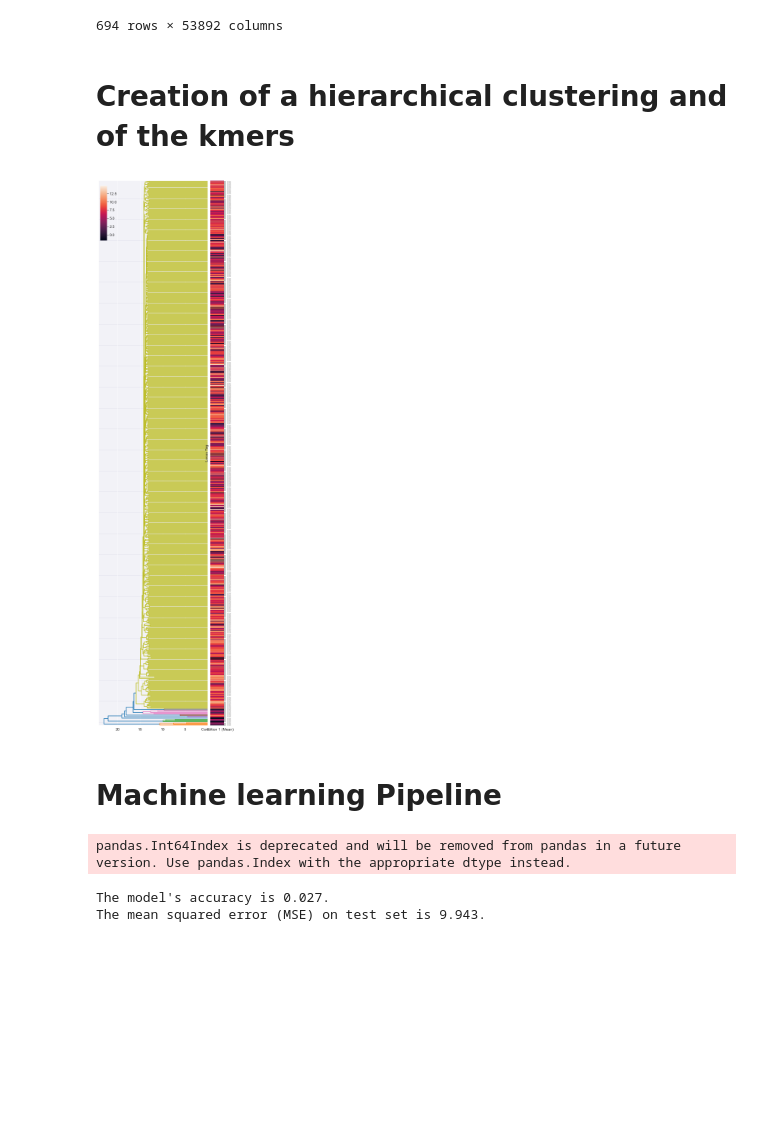
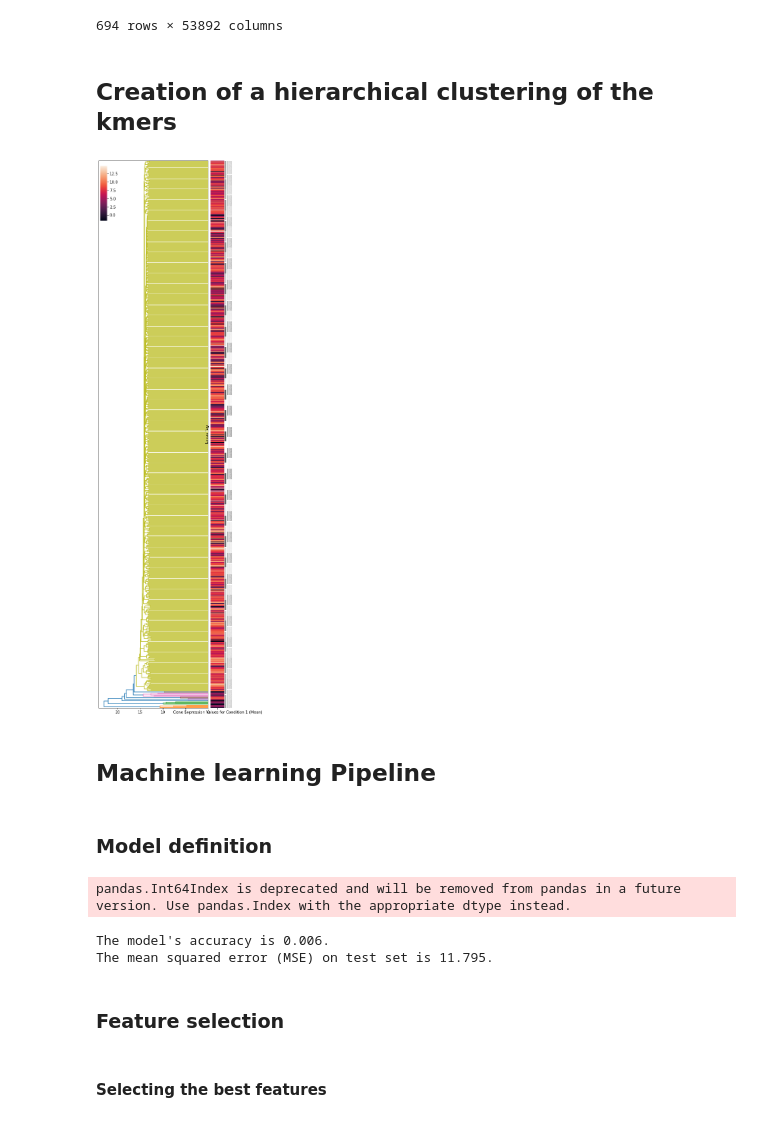
Before and after one commit to camilababo/Application-of-ML-approaches-towards-the-prediction-of-gene-expression-levels-in-S.thermophilus, a Jupyter notebook: ML_pipeline/running_pipeline.ipynb, the cells around one changed output. Saved outputs shown, nothing was run; the diff lists cells and outputs as text; code cells hidden in the pictures; blank space fills up the shorter version.

Commit message:
pipeline optimization hyperparameter tuning feature selection (slectkbest and rfe)

```diff
--- a/ML_pipeline/running_pipeline.ipynb
+++ b/ML_pipeline/running_pipeline.ipynb
@@ -72,8 +73,8 @@ filtered_promoter_df
 # %%
 # Create dataframe with the gene expression values
 
-expression_data = pd.read_excel(r'C:\Users\anaca\Documents\Bioinformática\2_semestre\projeto\dataset_and_overall_data\table_excel_dataset.xlsx')
-expression_df = pd.DataFrame(expression_data, columns=["Locus Tag", "Condition 1 (Mean)"])
+expression_data = pd.read_excel(r'C:\Users\anaca\Documents\Bioinformática\2_semestre\projeto\dataset_and_overall_data\table_excel_dataset.xlsx', sheet_name='log2CPM_AllConditions')
+expression_df = pd.DataFrame(expression_data, columns=["Locus Tag", "Gene Expression Values for Condition 1 (Mean)"])
 expression_df.set_index("Locus Tag", inplace=True)
 expression_df
 # %% [output]
@@ -212,17 +213,17 @@ kmers
 # %%
 # Count the number of times each kmer appears in the promoter sequences
 
-def count_kmer(kmer_dict, promoter_dict, k):
+def count_kmer(kmer_dict, promoter_dictionary, k):
     """
     Counts the number of times each kmer appears in the promoter sequences
     :param kmer_dict: dictionary with the locus tag as key and a list of the kmer as value
-    :param promoter_dict: dictionary with the locus tag as key and the promoter sequence as value
+    :param promoter_dictionary: dictionary with the locus tag as key and the promoter sequence as value
     :param k: length of the kmer
     :return: dictionary with the locus tag as key and a list of the kmer and its count in the promoter sequence as value
     """
-    for key, value in promoter_dict.items():
-        for i in range(len(value) - k + 1):
-            kmer_dict[key][value[i:i+k]] += 1
+    for key, value in promoter_dictionary.items():
+        for bp in range(len(value) - k + 1):
+            kmer_dict[key][value[bp:bp+k]] += 1
     return kmer_dict
 
 kmer_count_dict = count_kmer(kmers, promoter_dict, 10)
@@ -316,58 +317,53 @@ kmer_feature_df
 | T303_09905 | 0 | 0 | 0 | 0 | 0 | 0 | 0 | 0 | ... |
 694 rows × 53892 columns
 # %% [markdown]
-# Creation of a hierarchical clustering and of the kmers
+## Creation of a hierarchical clustering of the kmers
 # %%
-# Create a hierarchical clustering of the kmers
+#Calculate the distance between the kmers
 
 matrix = kmer_feature_df
-
-link = linkage(matrix, metric="euclidean", method="ward")
+average_distance = linkage(matrix, metric="euclidean", method="ward")
 # %%
-#Plot dendrogram with phenotype data as heatmap
-fig = plt.figure(figsize=[5, 20])
-ax1 = fig.add_axes([0, 0, 0.8, 1])
-dendrogram(link, orientation="left", labels=matrix.index, leaf_font_size=1)
-leaf_order = [t.get_text() for t in ax1.get_yticklabels()]
+#Define dendogram parameters
+den = plt.figure(figsize=[5, 20])
+axis_1 = den.add_axes([0, 0, 0.8, 1])
 
-ax2 = fig.add_axes([0.82, 0, 0.1, 1])
+#Plot dendrogram
+dendrogram(average_distance, orientation="left", labels=matrix.index, leaf_font_size=1)
+leaf_order = [t.get_text() for t in axis_1.get_yticklabels()]
 
-ax3 = fig.add_axes([0.01, 0.89, 0.05, 0.1])
+axis_2 = den.add_axes([0.82, 0, 0.1, 1])
+axis_3 = den.add_axes([0.01, 0.89, 0.05, 0.1])
 
+#Plot the heatmap
+heatmap_data = final_expression_df
+heatmap_data = heatmap_data.reindex(leaf_order[::-1])
 
-heatmap_data = final_expression_df
+#Define heatmap parameters
+sbn.heatmap(heatmap_data, yticklabels=True, ax=axis_2, cbar_ax=axis_3)
+axis_2.yaxis.tick_right()
+axis_2.set_yticklabels(axis_2.get_yticklabels(), rotation=0, fontsize=2)
 
-heatmap_data = heatmap_data.reindex(leaf_order[::-1])
-sbn.heatmap(heatmap_data, yticklabels=True, ax=ax2, cbar_ax=ax3)
-ax2.yaxis.tick_right()
-ax2.set_yticklabels(ax2.get_yticklabels(), rotation=0, fontsize=2)
-
-
+#Save the figure
 plt.savefig("dendrogram.pdf", bbox_inches="tight")
 
 None
 # %% [output]
-[figure, old version]
+[figure, new version]
 # %% [markdown]
-# Machine learning Pipeline
+## Machine learning Pipeline
+# %% [markdown]
+### Model definition
 # %%
 #Set the model's variables
-X = kmer_feature_df.to_numpy() #features
-Y = final_expression_df.to_numpy() #target
+X = kmer_feature_df #features
+Y = final_expression_df #target
 
 #Split the data into training and test sets
 x_train, x_test, y_train, y_test =  train_test_split(X, Y)
 
-#Define and fit model
-
-#Set values for global hyperparameters
-global_parameters = {'n_estimators': 1000, 'max_depth': 5, 'learning_rate': 0.01} #,'min_samples_split': 5, 'loss': 'ls'}
-
-#Gradient Tree Boosting builds an additive model that allows the ptimization of loss functions. Extreme Gradient Boosting (XGBoost) is an open-source machine learning library designed to improve the implementation of the gradient boosting algorithm.
-model = GradientBoostingRegressor(**global_parameters)
+#Define the model -> Extreme Gradient Boosting (XGBoost) is an open-source machine learning library designed to improve the implementation of the gradient boosting algorithm.
 model = xgboost.XGBRegressor()
-
-#Fit the model to the training data
 model.fit(x_train, y_train)
 
 #Calculate Coefficient of Determination (R-squared)
@@ -378,5 +374,9 @@ mse = mean_squared_error(y_test, model.predict(x_test))
 print("The mean squared error (MSE) on test set is {:.3f}.".format(mse))
 # %% [output]
 pandas.Int64Index is deprecated and will be removed from pandas in a future version. Use pandas.Index with the appropriate dtype instead.
-The model's accuracy is 0.027.
-The mean squared error (MSE) on test set is 9.943.
+The model's accuracy is 0.006.
+The mean squared error (MSE) on test set is 11.795.
+# %% [markdown]
+### Feature selection
+# %% [markdown]
+#### Selecting the best features
```
Also changed, not shown: parts of 21 cells of this notebook, 2 other files.
